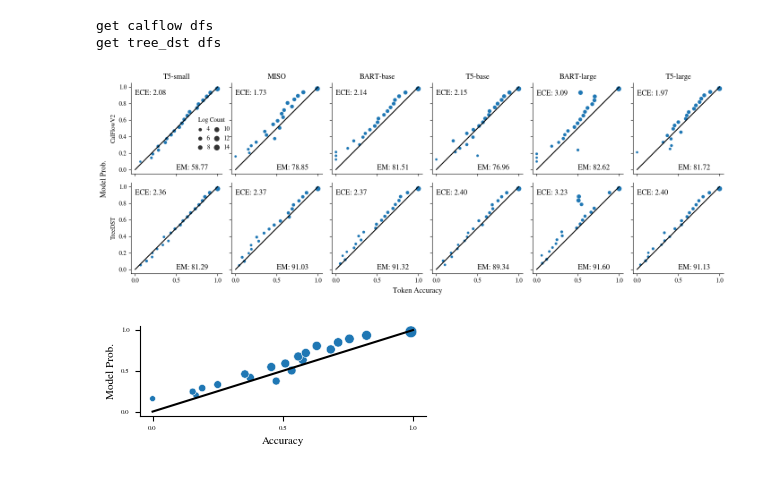
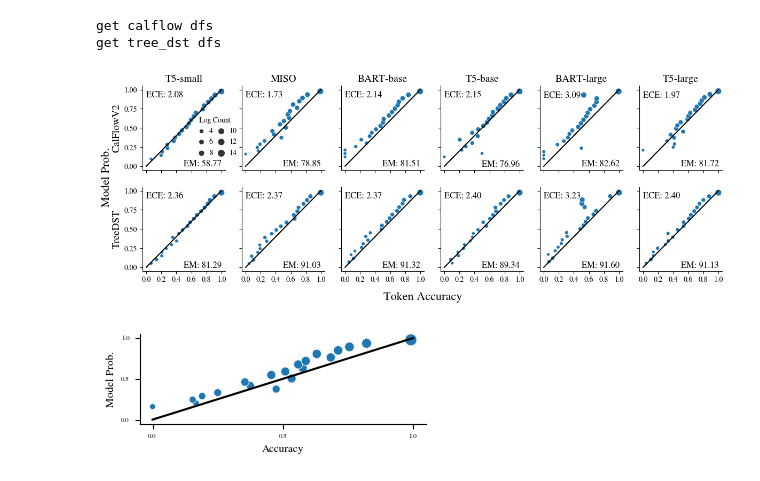
Before and after one commit to esteng/calibration_miso, a Jupyter notebook: analysis/calibration_plots.ipynb, the cells around one changed output. Cells and saved outputs as stored; diff of their text form; code cells hidden in the pictures.

Commit message:
check in updated plots and scripts

```diff
--- a/analysis/calibration_plots.ipynb
+++ b/analysis/calibration_plots.ipynb
@@ -71,7 +71,7 @@ from calibration_metric.vis.calibration_plot import plot_df, get_df_from_file
 import warnings
 warnings.simplefilter(action='ignore', category=UserWarning)
 
-fig, axes = plt.subplots(2, 6, figsize=(14, 5), sharex=True, sharey=True)
+fig, axes = plt.subplots(2, 6, figsize=(14, 4.5), sharex=True, sharey=True)
 
 
 order = ["T5-small", "MISO", "BART-base", "T5-base", "BART-large", "T5-large" ]
@@ -93,41 +93,42 @@ for i, model in enumerate(order):
                 metric_value=ece,
                 metric_value_kwargs=metric_kwargs,
                 xlabel=None,
                 ylabel="CalFlowV2")
-                # xlabel="Accuracy",
-                # ylabel="CalFlowV2\nModel Prob.")
         em_value = metric_df[metric_df['Model'].str.startswith(model)][metric_df['Dataset'] == "CalflowV2"]['EM'].values[0]
         axes[0,i].text(s=f"EM: {em_value:.2f}", **em_kwargs)
+        axes[0,0].set_ylabel("CalFlowV2", fontsize=14)
+        axes[0,i].set_title(model, fontsize=14)
+        axes[0,i].set_xticks([0.0, 0.2, 0.4, 0.6, 0.8, 1.0])
     except:
         pass
     try:
         td_df_to_plot, ece = all_dfs['tree_dst'][model]
         plot_df(td_df_to_plot,
                 ax=axes[1, i],
                 title=None,
                 show_legend=False,
                 metric_value=ece,
                  metric_value_kwargs=metric_kwargs,
                  xlabel=None,
                  ylabel="TreeDST")
-                #  xlabel="Accuracy",
-                #  ylabel="TreeDST\nModel Prob.")
         em_value = metric_df[metric_df['Model'].str.startswith(model)][metric_df['Dataset'] == "TreeDST"]['EM'].values[0]
+        axes[1,0].set_ylabel("TreeDST", fontsize=14)
         axes[1,i].text(s=f"EM: {em_value:.2f}", **em_kwargs)
+        axes[1,i].set_xticks([0.0, 0.2, 0.4, 0.6, 0.8, 1.0])
 
     except KeyError:
         pass
 
 handles, labels = plt.gca().get_legend_handles_labels()
-fig.legend(handles, labels, ncol=2, title="Log Count", frameon=False, bbox_to_anchor=(0.21, 0.8), handletextpad=0.1, columnspacing=0.1)
+fig.legend(handles, labels, ncol=2, title="Log Count", frameon=False, bbox_to_anchor=(0.26, 0.78), handletextpad=0.1, columnspacing=0.1)
 
-fig.text(-0.005, 0.5, "Model Prob.", va='center', rotation='vertical', fontsize=12)
-fig.text(0.5, -0.01, "Token Accuracy", ha='center', fontsize=12)
+fig.text(0.07, 0.5, "Model Prob.", va='center', rotation='vertical', fontsize=16)
+fig.text(0.5, -0.01, "Token Accuracy", ha='center', fontsize=16)
 # fig.tight_layout()
 
 plt.savefig("/home/estengel/papers/did-you-mean-2022/figures/all_models_calibration_plot.pdf", bbox_inches='tight')
 # %% [output]
-[figure, old version]
+[figure, new version]
 # %%
 fig, ax = plt.subplots(1,1, figsize=(3.5, 1.5))
 
```
Also changed, not shown: 7 other files.
